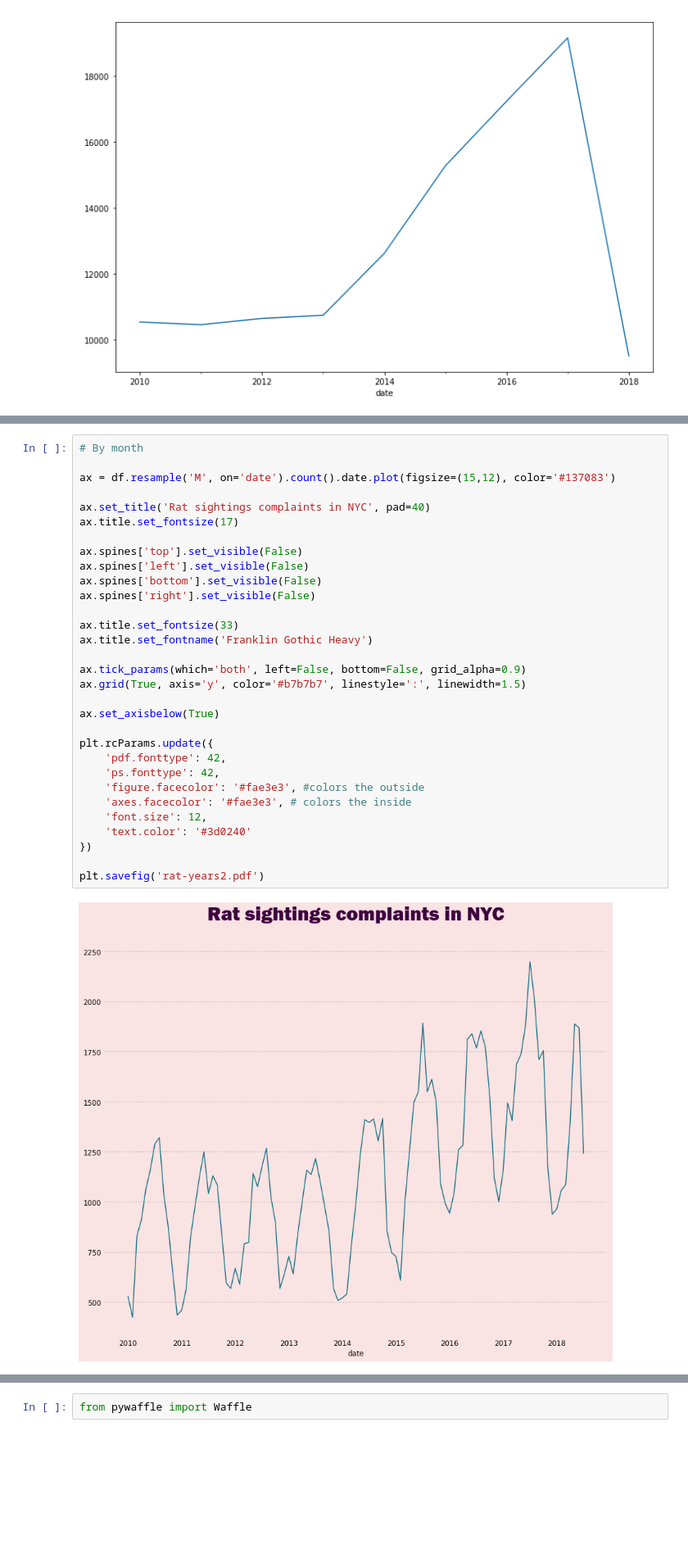
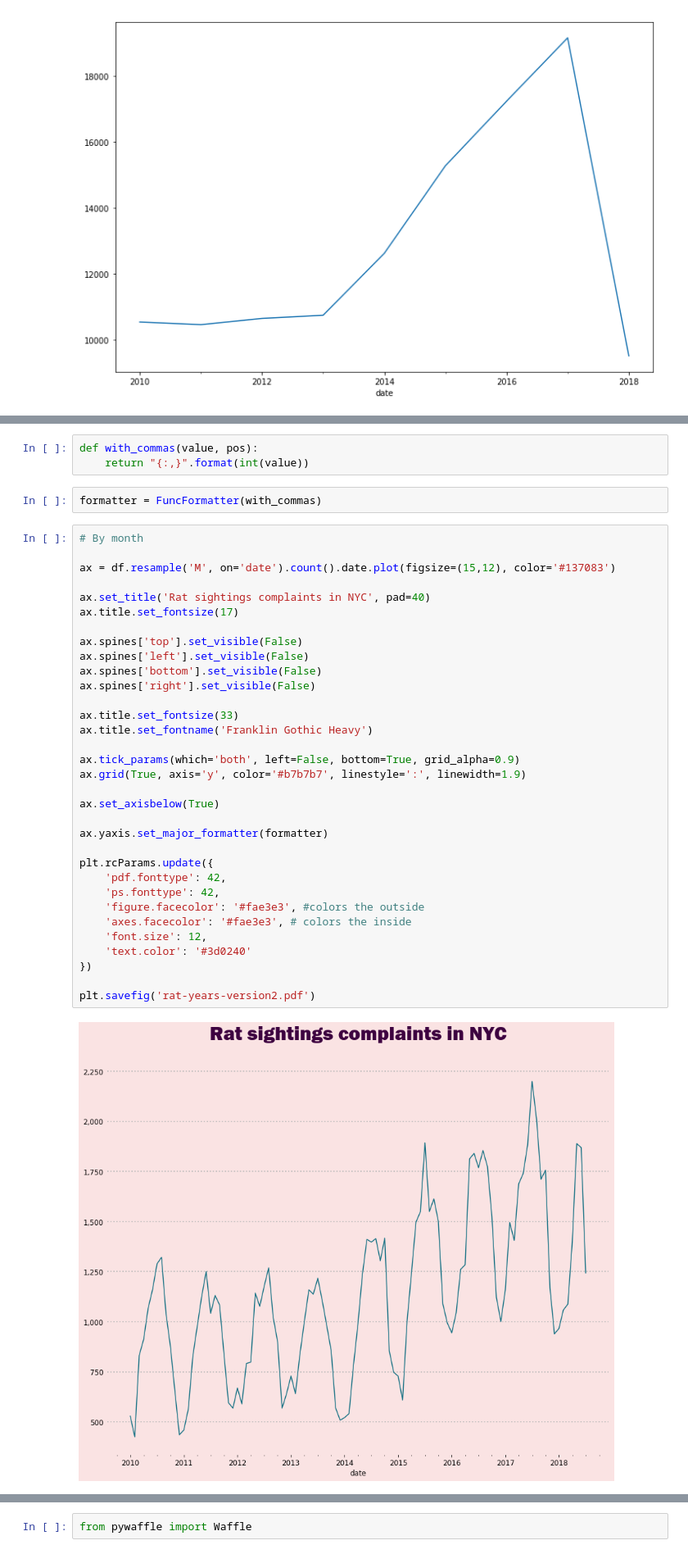
Before and after one commit to julialedur/data-studio, a Jupyter notebook: code/03-rat-sightings-nyc/Rat sightings in NYC.ipynb, the cells around one changed output, grey strips where cells are left out. Shown: that part at 82% size. Saved outputs shown, nothing was run; the diff lists cells and outputs as text; blank space fills up the shorter version.

```diff
--- a/code/03-rat-sightings-nyc/Rat sightings in NYC.ipynb
+++ b/code/03-rat-sightings-nyc/Rat sightings in NYC.ipynb
@@ -381,36 +523,43 @@ plt.rcParams.update({
+# %%
+def with_commas(value, pos):
+    return "{:,}".format(int(value))
+# %%
+formatter = FuncFormatter(with_commas)
 # %%
 # By month
 
 ax = df.resample('M', on='date').count().date.plot(figsize=(15,12), color='#137083')
 
 ax.set_title('Rat sightings complaints in NYC', pad=40)
 ax.title.set_fontsize(17)
 
 ax.spines['top'].set_visible(False)
 ax.spines['left'].set_visible(False)
 ax.spines['bottom'].set_visible(False)
 ax.spines['right'].set_visible(False)
 
 ax.title.set_fontsize(33)
 ax.title.set_fontname('Franklin Gothic Heavy')
 
-ax.tick_params(which='both', left=False, bottom=False, grid_alpha=0.9)
-ax.grid(True, axis='y', color='#b7b7b7', linestyle=':', linewidth=1.5)
+ax.tick_params(which='both', left=False, bottom=True, grid_alpha=0.9)
+ax.grid(True, axis='y', color='#b7b7b7', linestyle=':', linewidth=1.9)
 
 ax.set_axisbelow(True)
+
+ax.yaxis.set_major_formatter(formatter)
 
 plt.rcParams.update({
     'pdf.fonttype': 42,
     'ps.fonttype': 42,
     'figure.facecolor': '#fae3e3', #colors the outside
     'axes.facecolor': '#fae3e3', # colors the inside
     'font.size': 12,
     'text.color': '#3d0240'
 })
 
-plt.savefig('rat-years2.pdf')
+plt.savefig('rat-years-version2.pdf')
 # %% [output]
-[figure, old version]
+[figure, new version]
 # %%
 # By month
 
```
Also changed, not shown: parts of 30 cells of this notebook, 6 other files.
